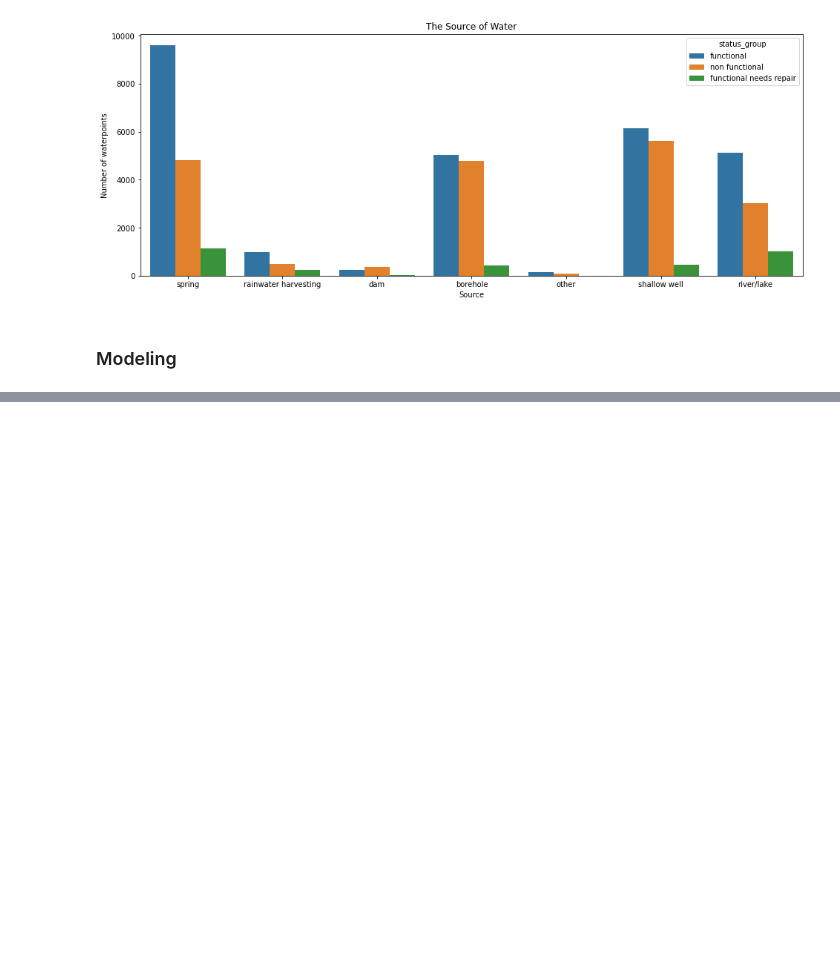
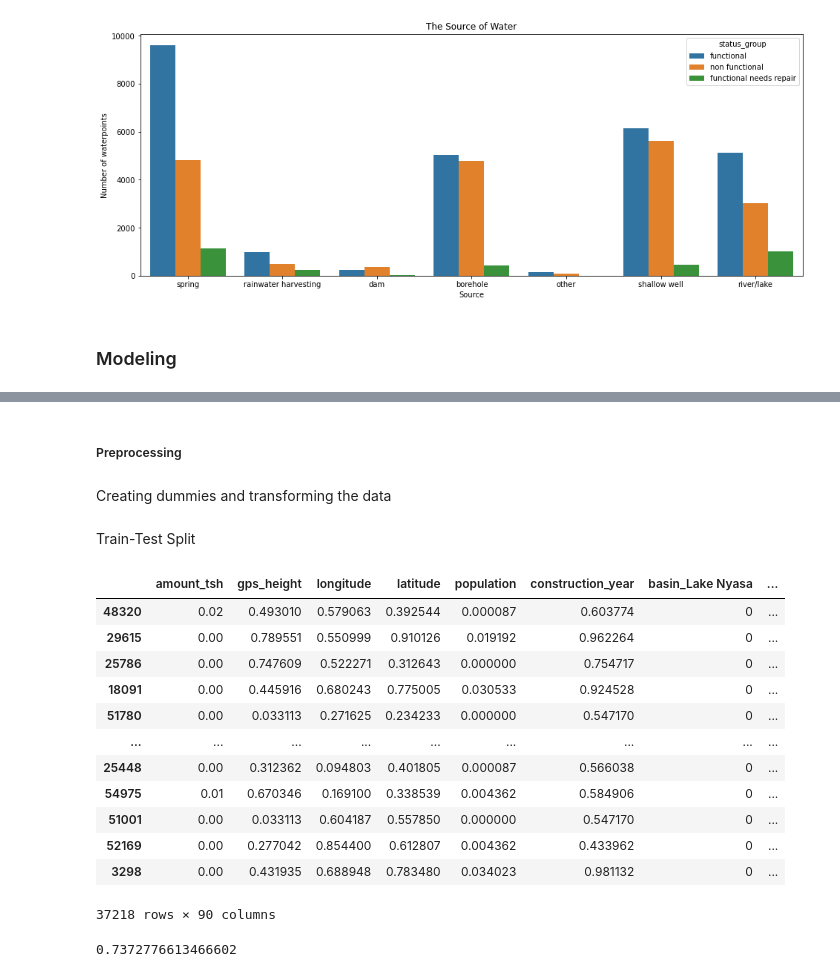
Before and after one commit to Paulwaweru/Phase-3-Project---Tanzania-Water-Wells, a Jupyter notebook: student.ipynb, the cells around one changed output, grey strips where cells are left out. Saved outputs shown, nothing was run; the diff lists cells and outputs as text; code cells hidden in the pictures; blank space fills up the shorter version.

Commit message:
baseline model

```diff
--- a/student.ipynb
+++ b/student.ipynb
@@ -869,0 +883,4 @@ plt.show()
+# %%
+# First, we have to change the status_group into numeric values
+df['pump_status'] = df['status_group'].map({'non functional':0, 'functional needs repair':1, 'functional':2})
+df.info()
@@ -869,0 +925,3 @@ plt.show()
+# %%
+y = df['pump_status']
+X = df.drop(['status_group', 'pump_status'], axis=1)
@@ -869,0 +930,47 @@ plt.show()
+# %% [markdown]
+##### Preprocessing
+# %% [markdown]
+Creating dummies and transforming the data
+# %%
+def preprocess_data(X):
+
+    # Dummy variables
+    X_categorical = X.select_dtypes(exclude=['int64', 'float64']).copy()
+
+    X_dummy = pd.get_dummies(X_categorical, drop_first=True)
+
+    # Normalize the numeric features
+    X_numerical = X.select_dtypes(include=['int64', 'float64']).copy()
+
+    scaler = MinMaxScaler()
+    scaler.fit(X_numerical)
+    X_scaled = pd.DataFrame(
+        scaler.transform(X_numerical),
+        index=X_numerical.index,
+        columns=X_numerical.columns
+    )
+
+    # Combine the dataframes
+    X_full = pd.concat([X_scaled, X_dummy], axis=1)
+    return X_full
+# %% [markdown]
+Train-Test Split
+# %%
+X_train, X_test, y_train, y_test = train_test_split(X, y, random_state=0)
+# %%
+X_train_transformed = preprocess_data(X_train)
+X_train_transformed
+# %% [output]
+|  | amount_tsh | gps_height | longitude | latitude | population | construction_year | basin_Lake Nyasa | ... |
+| 48320 | 0.02 | 0.493010 | 0.579063 | 0.392544 | 0.000087 | 0.603774 | 0 | ... |
+| 29615 | 0.00 | 0.789551 | 0.550999 | 0.910126 | 0.019192 | 0.962264 | 0 | ... |
+| 25786 | 0.00 | 0.747609 | 0.522271 | 0.312643 | 0.000000 | 0.754717 | 0 | ... |
+| 18091 | 0.00 | 0.445916 | 0.680243 | 0.775005 | 0.030533 | 0.924528 | 0 | ... |
+| 51780 | 0.00 | 0.033113 | 0.271625 | 0.234233 | 0.000000 | 0.547170 | 0 | ... |
+| ... | ... | ... | ... | ... | ... | ... | ... | ... |
+| 25448 | 0.00 | 0.312362 | 0.094803 | 0.401805 | 0.000087 | 0.566038 | 0 | ... |
+| 54975 | 0.01 | 0.670346 | 0.169100 | 0.338539 | 0.004362 | 0.584906 | 0 | ... |
+| 51001 | 0.00 | 0.033113 | 0.604187 | 0.557850 | 0.000000 | 0.547170 | 0 | ... |
+| 52169 | 0.00 | 0.277042 | 0.854400 | 0.612807 | 0.004362 | 0.433962 | 0 | ... |
+| 3298 | 0.00 | 0.431935 | 0.688948 | 0.783480 | 0.034023 | 0.981132 | 0 | ... |
+37218 rows × 90 columns
@@ -869,0 +981,6 @@ plt.show()
+# %%
+# Checking the model accuracy
+accuracy = accuracy_score(y_train, y_train_pred)
+accuracy
+# %% [output]
+0.7372776613466602
```
Also changed, not shown: parts of 12 cells of this notebook.
